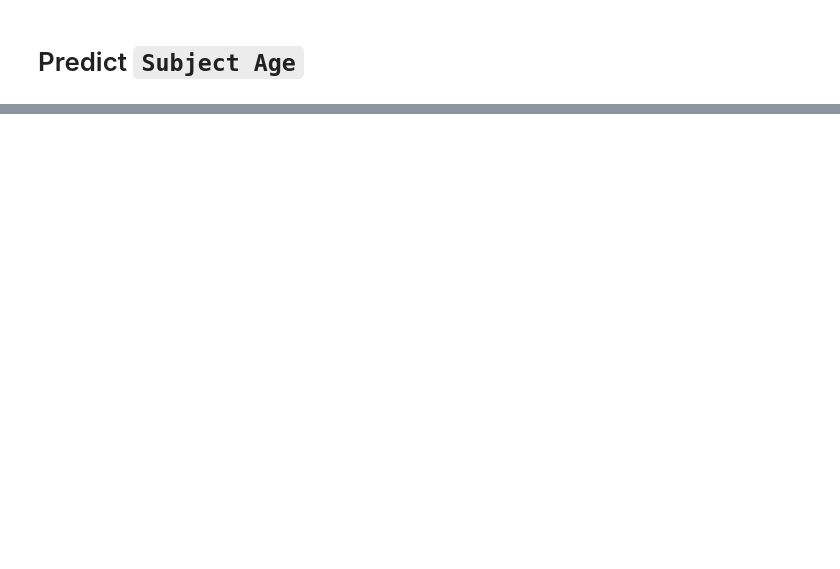
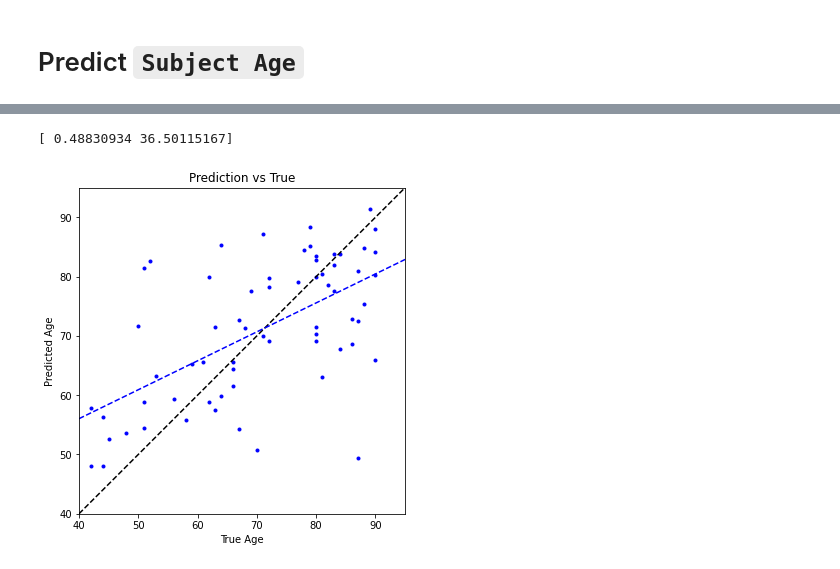
Before and after one commit to InSilicoSolutions/DeepLearningCyTOF, a Jupyter notebook: aging-cytof/subject-age.ipynb, the cells around one changed output, grey strips where cells are left out. Cells and saved outputs as stored; diff of their text form; code cells hidden in the pictures; blank space fills up the shorter version.

```diff
--- a/aging-cytof/subject-age.ipynb
+++ b/aging-cytof/subject-age.ipynb
@@ -204,0 +208,19 @@ dtype: float64
+# %%
+age_true = y_test*age_range + age_min
+age_pred = y_scores*age_range + age_min
+plt.plot(age_true, age_pred,'b.')
+plt.axis('square')
+plt.xlim((40,95))
+plt.ylim((40,95))
+plt.xlabel('True Age')
+plt.ylabel('Predicted Age')
+plt.title('Prediction vs True')
+plt.plot([40,95],[40,95],'--k')
+coef = np.polyfit(age_true, age_pred, 1)
+print(coef)
+poly1d_fn = np.poly1d(coef)
+plt.plot([40,95], poly1d_fn([40,95]), '--b')
+plt.show()
+# %% [output]
+[ 0.48830934 36.50115167]
+[figure, added]
```
Also changed, not shown: parts of 10 cells of this notebook.
